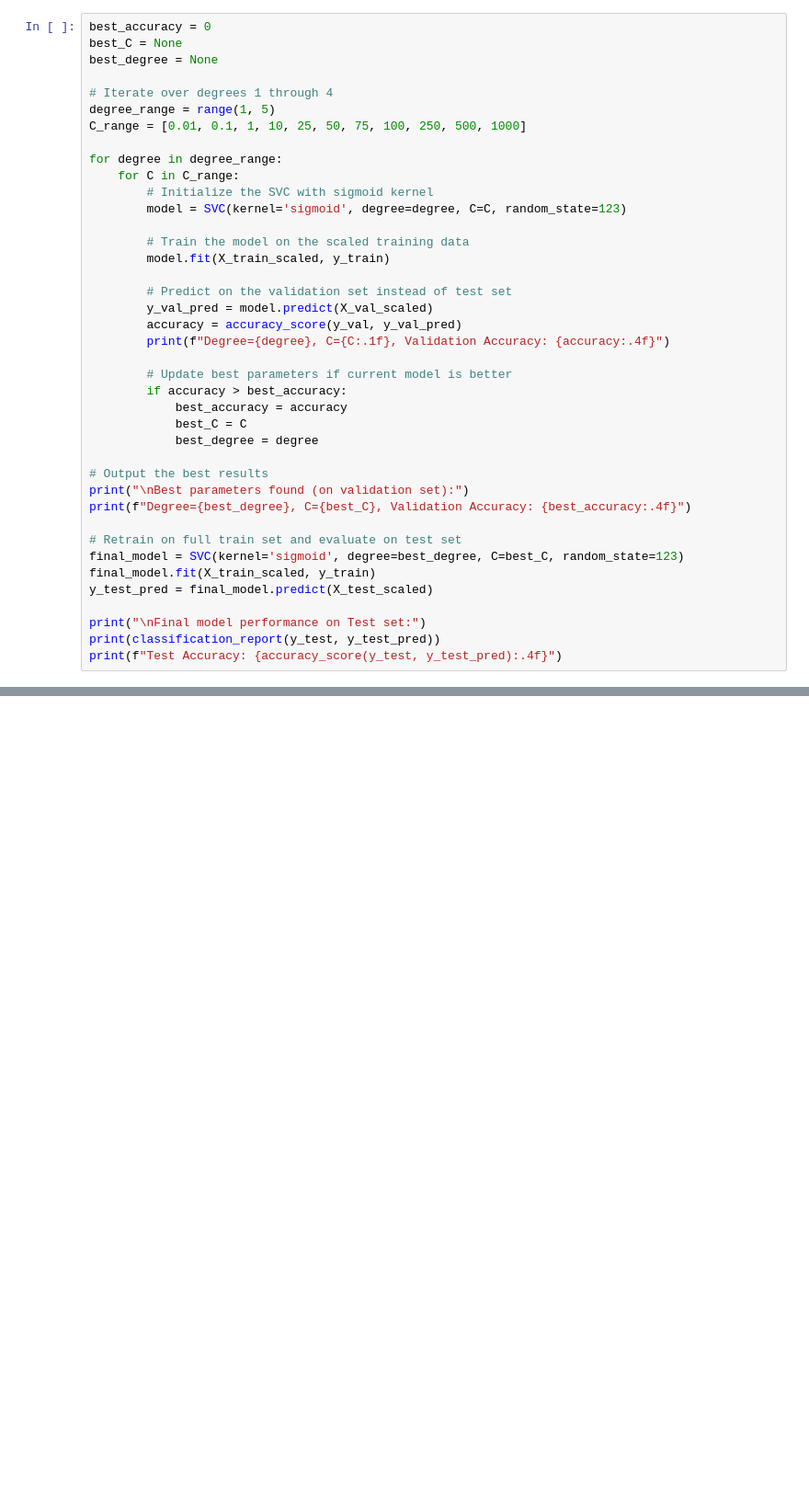
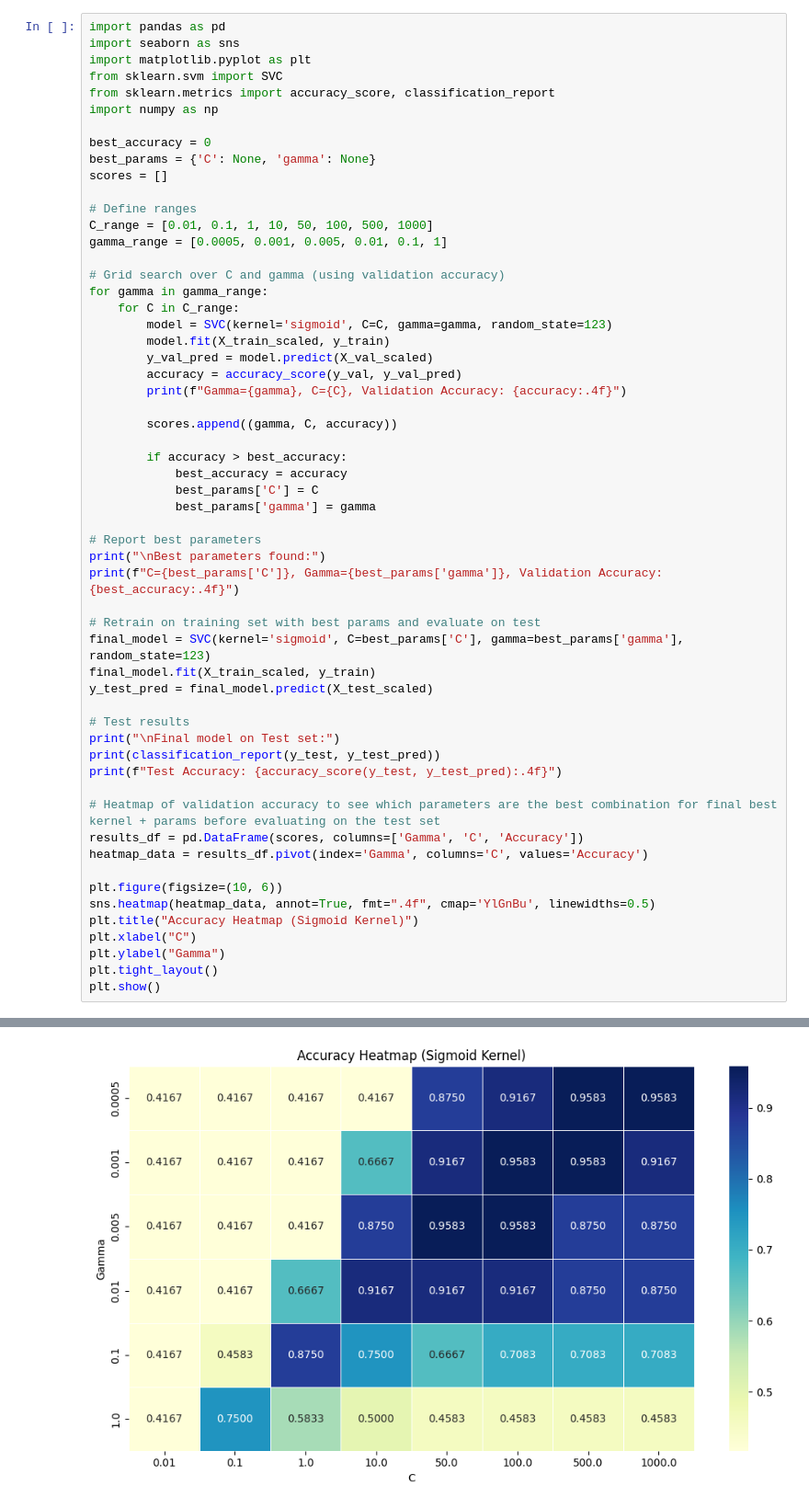
Before and after one commit to DurinMMII/coll400, a Jupyter notebook: sortedData/Support_Vector_Model.ipynb, the cells around one changed output, grey strips where cells are left out. Shown at 92% size. Drawn from its saved outputs; the diff is of its cells as text; blank space fills up the shorter version.

```diff
--- a/sortedData/Support_Vector_Model.ipynb
+++ b/sortedData/Support_Vector_Model.ipynb
@@ -177,41 +101,58 @@ weighted avg       0.94      0.93      0.93        14
 # %%
+import pandas as pd
+import seaborn as sns
+import matplotlib.pyplot as plt
+from sklearn.svm import SVC
+from sklearn.metrics import accuracy_score, classification_report
+import numpy as np
+
 best_accuracy = 0
-best_C = None
-best_degree = None
+best_params = {'C': None, 'gamma': None}
+scores = []
 
-# Iterate over degrees 1 through 4
-degree_range = range(1, 5)
-C_range = [0.01, 0.1, 1, 10, 25, 50, 75, 100, 250, 500, 1000]
+# Define ranges
+C_range = [0.01, 0.1, 1, 10, 50, 100, 500, 1000]
+gamma_range = [0.0005, 0.001, 0.005, 0.01, 0.1, 1]
 
-for degree in degree_range:
+# Grid search over C and gamma (using validation accuracy)
+for gamma in gamma_range:
     for C in C_range:
-        # Initialize the SVC with sigmoid kernel
-        model = SVC(kernel='sigmoid', degree=degree, C=C, random_state=123)
-
-        # Train the model on the scaled training data
+        model = SVC(kernel='sigmoid', C=C, gamma=gamma, random_state=123)
         model.fit(X_train_scaled, y_train)
-
-        # Predict on the validation set instead of test set
         y_val_pred = model.predict(X_val_scaled)
         accuracy = accuracy_score(y_val, y_val_pred)
-        print(f"Degree={degree}, C={C:.1f}, Validation Accuracy: {accuracy:.4f}")
+        print(f"Gamma={gamma}, C={C}, Validation Accuracy: {accuracy:.4f}")
 
-        # Update best parameters if current model is better
+        scores.append((gamma, C, accuracy))
+
         if accuracy > best_accuracy:
             best_accuracy = accuracy
-            best_C = C
-            best_degree = degree
+            best_params['C'] = C
+            best_params['gamma'] = gamma
 
-# Output the best results
-print("\nBest parameters found (on validation set):")
-print(f"Degree={best_degree}, C={best_C}, Validation Accuracy: {best_accuracy:.4f}")
+# Report best parameters
+print("\nBest parameters found:")
+print(f"C={best_params['C']}, Gamma={best_params['gamma']}, Validation Accuracy: {best_accuracy:.4f}")
 
-# Retrain on full train set and evaluate on test set
-final_model = SVC(kernel='sigmoid', degree=best_degree, C=best_C, random_state=123)
+# Retrain on training set with best params and evaluate on test
+final_model = SVC(kernel='sigmoid', C=best_params['C'], gamma=best_params['gamma'], random_state=123)
 final_model.fit(X_train_scaled, y_train)
 y_test_pred = final_model.predict(X_test_scaled)
 
-print("\nFinal model performance on Test set:")
+# Test results
+print("\nFinal model on Test set:")
 print(classification_report(y_test, y_test_pred))
 print(f"Test Accuracy: {accuracy_score(y_test, y_test_pred):.4f}")
+
+# Heatmap of validation accuracy to see which parameters are the best combination for final best kernel + params before evaluating on the test set
+results_df = pd.DataFrame(scores, columns=['Gamma', 'C', 'Accuracy'])
+heatmap_data = results_df.pivot(index='Gamma', columns='C', values='Accuracy')
+
+plt.figure(figsize=(10, 6))
+sns.heatmap(heatmap_data, annot=True, fmt=".4f", cmap='YlGnBu', linewidths=0.5)
+plt.title("Accuracy Heatmap (Sigmoid Kernel)")
+plt.xlabel("C")
+plt.ylabel("Gamma")
+plt.tight_layout()
+plt.show()
 # %% [output]
@@ -234,0 +176 @@ Test Accuracy: 0.7857
+[figure, added]
```
Also changed, not shown: parts of 11 cells of this notebook.
